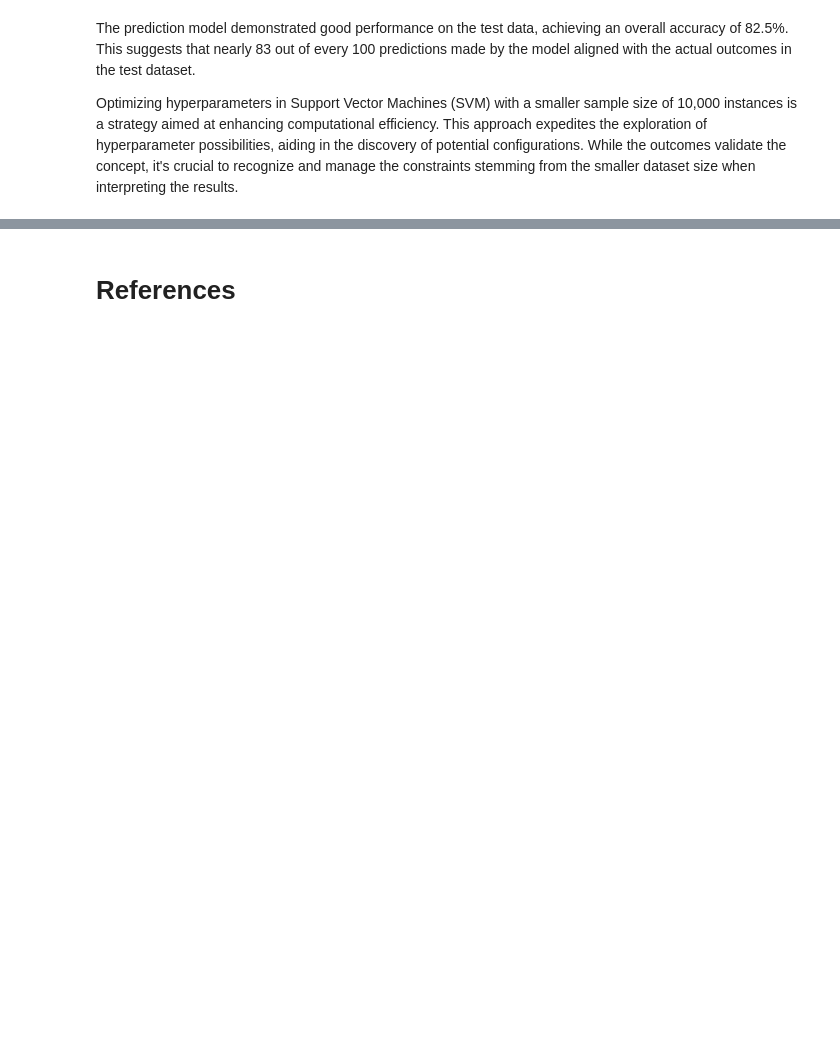
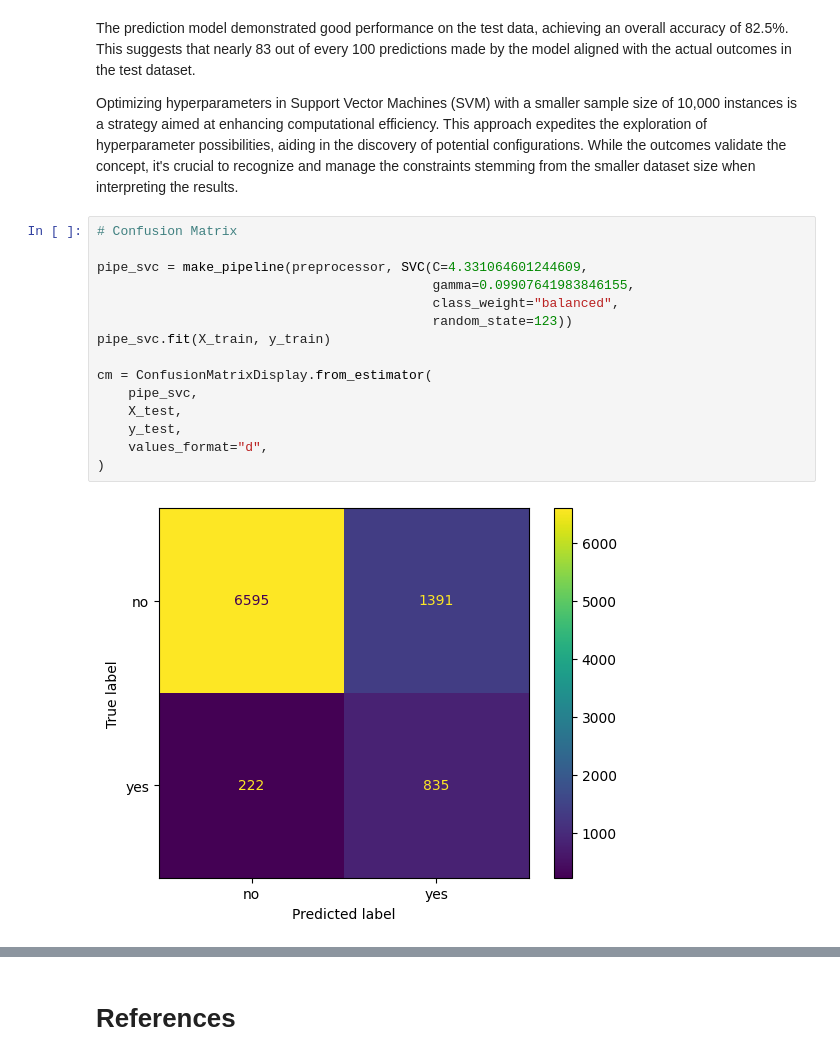
Before and after one commit to UBC-MDS/dsci_522_group_8_bank_marketing_project, a Jupyter notebook: bank_analysis.ipynb, the cells around one changed output, grey strips where cells are left out. Saved outputs shown, nothing was run; the diff lists cells and outputs as text; blank space fills up the shorter version.

Commit message:
Add Confusion Matrix to Report

```diff
--- a/bank_analysis.ipynb
+++ b/bank_analysis.ipynb
@@ -533,3 +496,20 @@ scatter
 The prediction model demonstrated good performance on the test data, achieving an overall accuracy of 82.5%. This suggests that nearly 83 out of every 100 predictions made by the model aligned with the actual outcomes in the test dataset.
 
 Optimizing hyperparameters in Support Vector Machines (SVM) with a smaller sample size of 10,000 instances is a strategy aimed at enhancing computational efficiency. This approach expedites the exploration of hyperparameter possibilities, aiding in the discovery of potential configurations. While the outcomes validate the concept, it's crucial to recognize and manage the constraints stemming from the smaller dataset size when interpreting the results.
+# %%
+# Confusion Matrix
+
+pipe_svc = make_pipeline(preprocessor, SVC(C=4.331064601244609,
+                                           gamma=0.09907641983846155,
+                                           class_weight="balanced",
+                                           random_state=123))
+pipe_svc.fit(X_train, y_train)
+
+cm = ConfusionMatrixDisplay.from_estimator(
+    pipe_svc,
+    X_test,
+    y_test,
+    values_format="d",
+)
+# %% [output]
+[figure, added]
```
Also changed, not shown: parts of 14 cells of this notebook.
